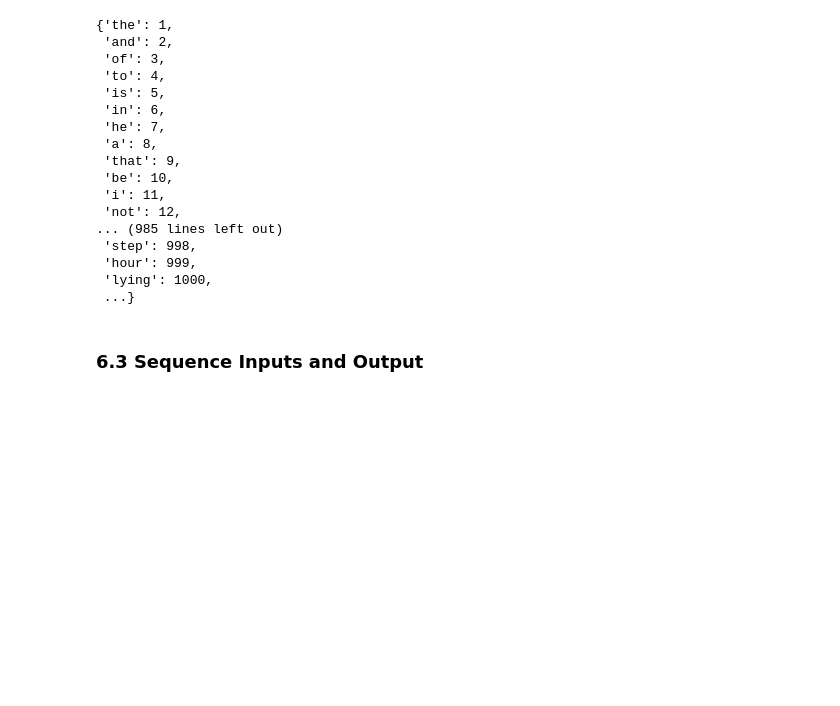
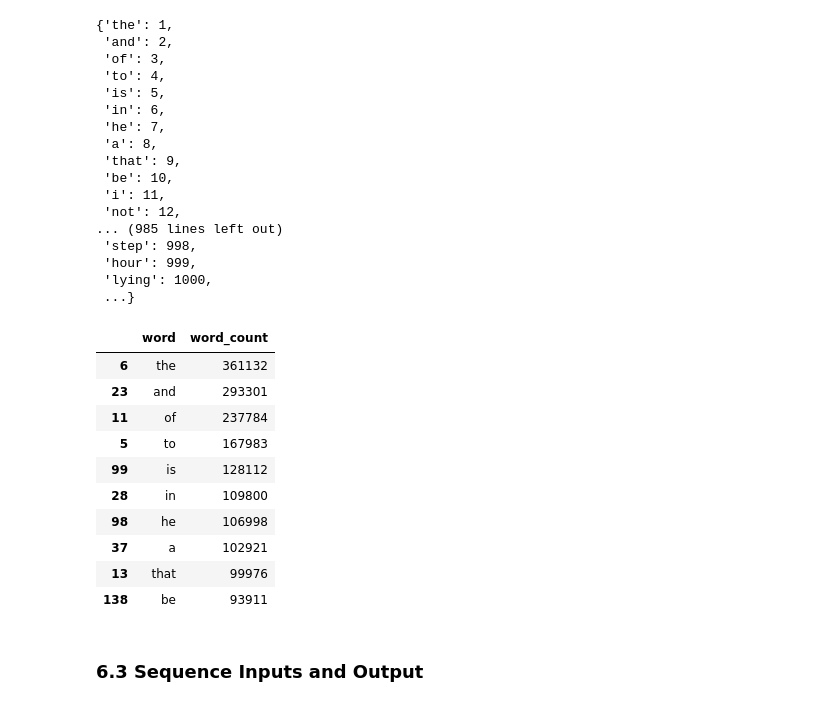
Before and after one commit to lalitpandey02/PythonNotebooks, a Jupyter notebook: WordLevel_LSTM0226.ipynb, the cells around one changed output. Saved outputs shown, nothing was run; the diff lists cells and outputs as text; code cells hidden in the pictures; blank space fills up the shorter version.

```diff
--- a/WordLevel_LSTM0226.ipynb
+++ b/WordLevel_LSTM0226.ipynb
@@ -325,6 +332,23 @@ tokenizer.word_index
  'hour': 999,
  'lying': 1000,
  ...}
+# %%
+import pandas as pd
+tokenizer2 = pd.DataFrame(tokenizer.word_counts.items(), columns=['word','word_count']).sort_values('word_count', ascending = False)
+# %%
+tokenizer2.head(10)
+# %% [output]
+|  | word | word_count |
+| 6 | the | 361132 |
+| 23 | and | 293301 |
+| 11 | of | 237784 |
+| 5 | to | 167983 |
+| 99 | is | 128112 |
+| 28 | in | 109800 |
+| 98 | he | 106998 |
+| 37 | a | 102921 |
+| 13 | that | 99976 |
+| 138 | be | 93911 |
 # %% [markdown]
 <a id=section603></a>
 ### **6.3 Sequence Inputs and Output**
```
Also changed, not shown: parts of 11 cells of this notebook.
